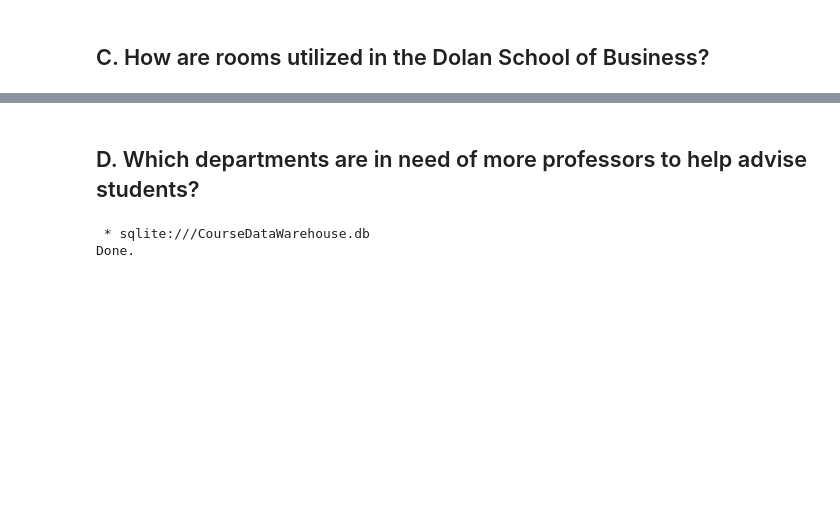
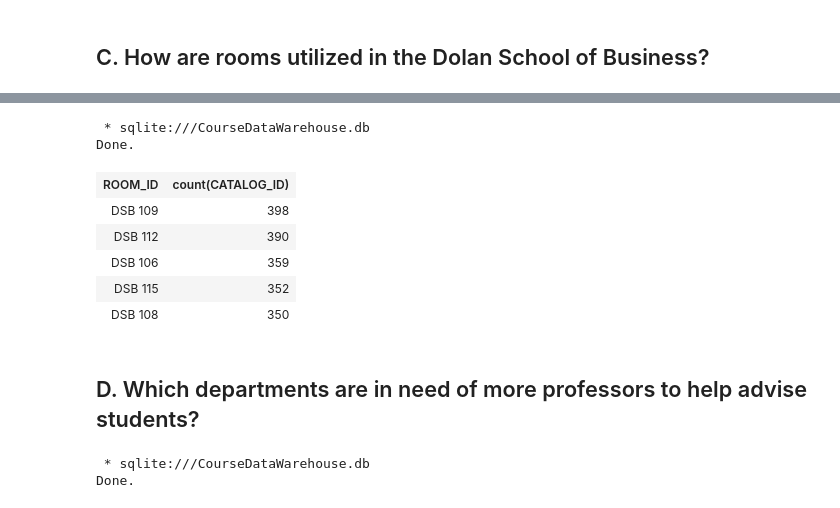
Before and after one commit to fairfield-ba510-spring2020/term-project-sql-distinct, a Jupyter notebook: Demo_Questions.ipynb, the cells around one changed output, grey strips where cells are left out. Cells and saved outputs as stored; diff of their text form; code cells hidden in the pictures; blank space fills up the shorter version.

```diff
--- a/Demo_Questions.ipynb
+++ b/Demo_Questions.ipynb
@@ -78,3 +86,21 @@ Done.
+# %%
+%%sql
+SELECT ROOM_ID, count(CATALOG_ID)
+FROM COURSE_FACTS
+    JOIN LOCATIONS USING (LOCATION_ID)
+WHERE ROOM_ID LIKE '%DSB%'
+GROUP BY ROOM_ID
+ORDER BY count(CATALOG_ID) DESC
+LIMIT 5;
+# %% [output]
+ * sqlite:///CourseDataWarehouse.db
+Done.
+| ROOM_ID | count(CATALOG_ID) |
+| DSB 109 | 398 |
+| DSB 112 | 390 |
+| DSB 106 | 359 |
+| DSB 115 | 352 |
+| DSB 108 | 350 |
 # %% [markdown]
 ## D. Which departments are in need of more professors to help advise students?
 # %%
```
Also changed, not shown: parts of 3 cells of this notebook, 2 other files.
